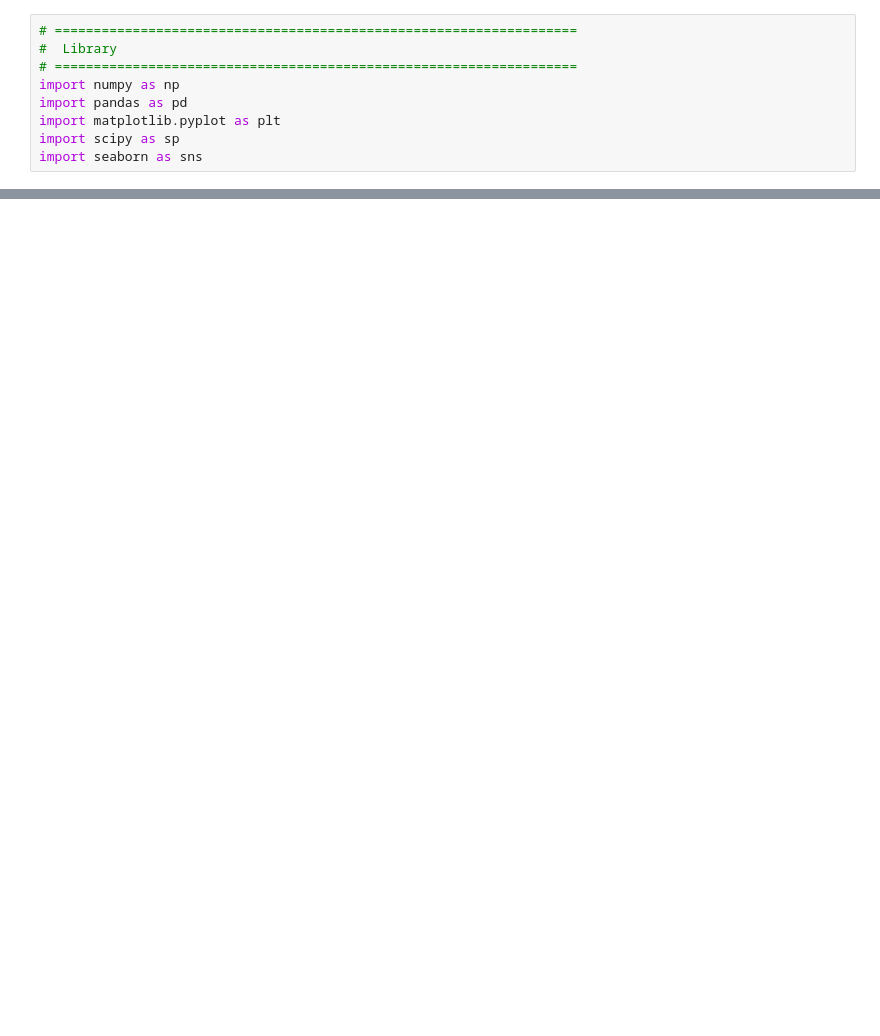
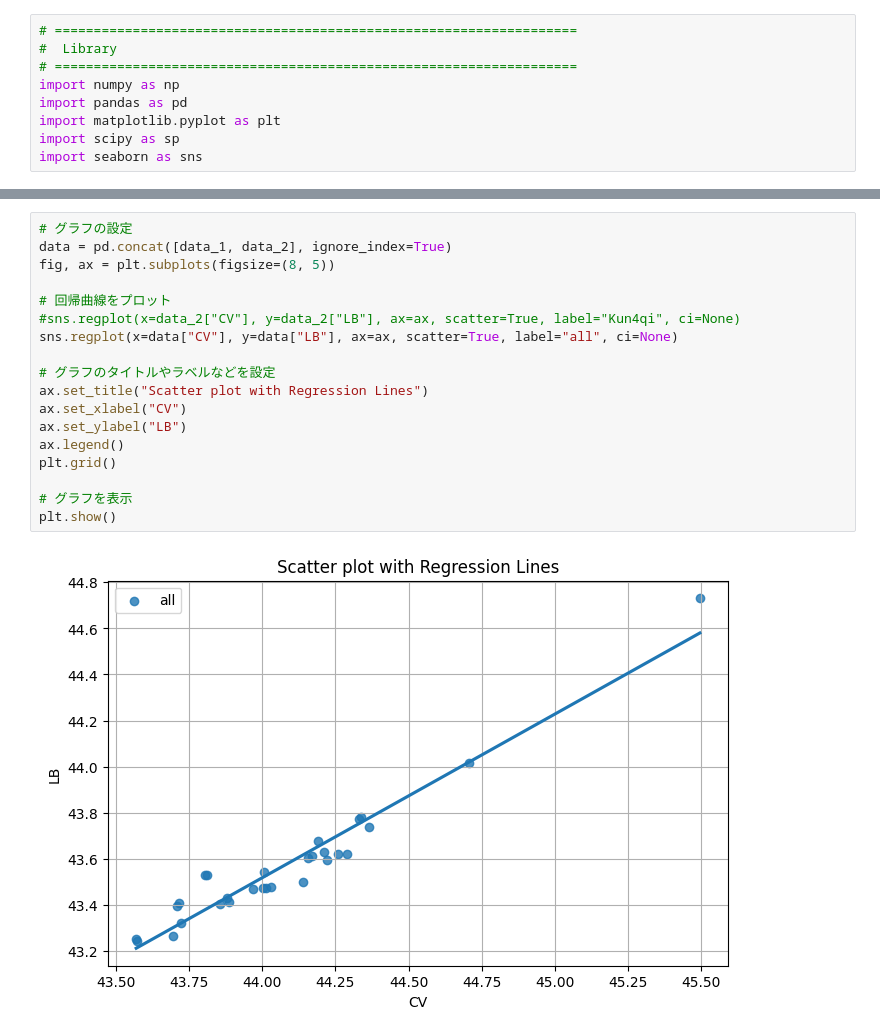
Before and after one commit to YujiK-github/signate_Student-Cup-2023, a Jupyter notebook: memo/calculate_cv_score.ipynb, the cells around one changed output, grey strips where cells are left out. Saved outputs shown, nothing was run; the diff lists cells and outputs as text; blank space fills up the shorter version.

```diff
--- a/memo/calculate_cv_score.ipynb
+++ b/memo/calculate_cv_score.ipynb
@@ -108,3 +112,23 @@ plt.show()
+# %%
+# グラフの設定
+data = pd.concat([data_1, data_2], ignore_index=True)
+fig, ax = plt.subplots(figsize=(8, 5))
+
+# 回帰曲線をプロット
+#sns.regplot(x=data_2["CV"], y=data_2["LB"], ax=ax, scatter=True, label="Kun4qi", ci=None)
+sns.regplot(x=data["CV"], y=data["LB"], ax=ax, scatter=True, label="all", ci=None)
+
+# グラフのタイトルやラベルなどを設定
+ax.set_title("Scatter plot with Regression Lines")
+ax.set_xlabel("CV")
+ax.set_ylabel("LB")
+ax.legend()
+plt.grid()
+
+# グラフを表示
+plt.show()
+# %% [output]
+[figure, added]
 # %%
 # グラフの設定
 data = pd.concat([data_1, data_2], ignore_index=True)
```
Also changed, not shown: parts of 5 cells of this notebook, 4 other files.
